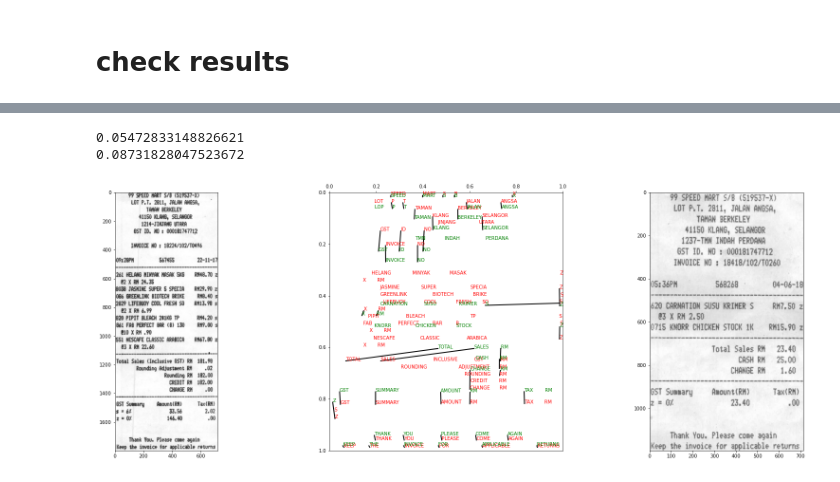
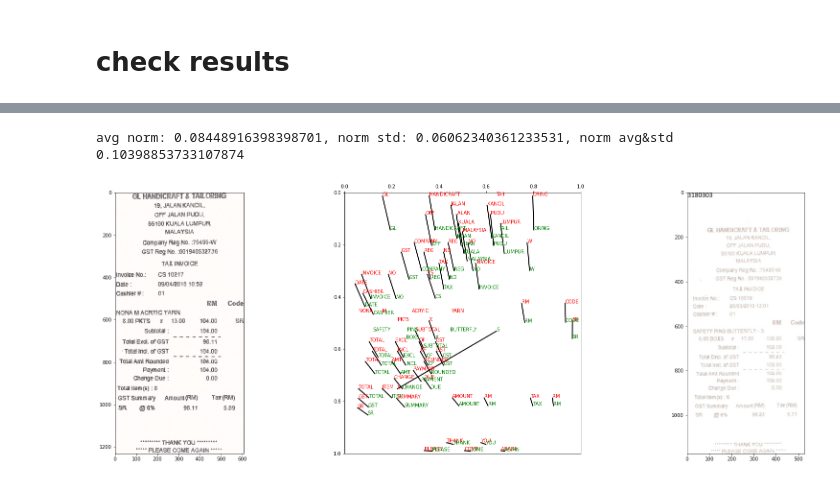
Before and after one commit to caca0513/TreasureHunter, a Jupyter notebook: notebook/workshop.ipynb, the cells around one changed output, grey strips where cells are left out. Cells and saved outputs as stored; diff of their text form; code cells hidden in the pictures.

```diff
--- a/notebook/workshop.ipynb
+++ b/notebook/workshop.ipynb
@@ -67,3 +23,7 @@ avg time per pair: 0:00:00.041883
+# %%
+samples = load_or_generate_samples_dict('samples_dict.pkl', data_root)
+# %%
+df = load_or_generate_df('df_with_matched.pkl', data_root, samples)
 # %% [raw]
 #def show_samples(sps, s, size=(50, 20))
 
@@ -144,15 +100,15 @@ df_sp[df_sp['norm_avg_std']<0.15].sort_values('norm_avg_std')
 # %%
 # show mapping
-df_idx = 131673
-sp1, sp2 = samples[df.loc[df_idx]['sp1_idx']], samples[df.loc[df_idx]['sp2_idx']]
-sp1_mapping, sp2_mapping, n_shared_kw, n_kw_occur_sp1, n_kw_occur_sp2, norm_diff_avg, norm_diff_std = try_mapping_1(sp1, sp2)
-print(norm_diff_avg)
-print(norm_diff_std)
-show_mapping(sp1, sp2, mapping=(sp1_mapping, sp2_mapping), imshow=True)
+df_idx = 125498
+
+sp1_idx, sp2_idx, sp1_matched, sp2_matched, n_matched, n_shared_kw, n_kw_occur_sp1, n_kw_occur_sp2, norm_diff_avg, norm_diff_std, norm_avg_std = df.loc[df_idx]
+sp1, sp2 = samples[sp1_idx], samples[sp2_idx]
+#sp1_matched, sp2_matched, n_shared_kw, n_kw_occur_sp1, n_kw_occur_sp2, norm_diff_avg, norm_diff_std = try_mapping_1(sp1, sp2)
+print('avg norm: {}, norm std: {}, norm avg&std {}'.format(norm_diff_avg, norm_diff_std, norm_avg_std))
+show_mapping(sp1, sp2, mapping=(sp1_matched, sp2_matched), imshow=True)
 # %% [output]
-0.05472833148826621
-0.08731828047523672
+avg norm: 0.08448916398398701, norm std: 0.06062340361233531, norm avg&std 0.10398853733107874
-[figure, old version]
+[figure, new version]
 # %%
 from importlib import reload
 import util
```
Also changed, not shown: parts of 6 cells of this notebook, 2 other files.
